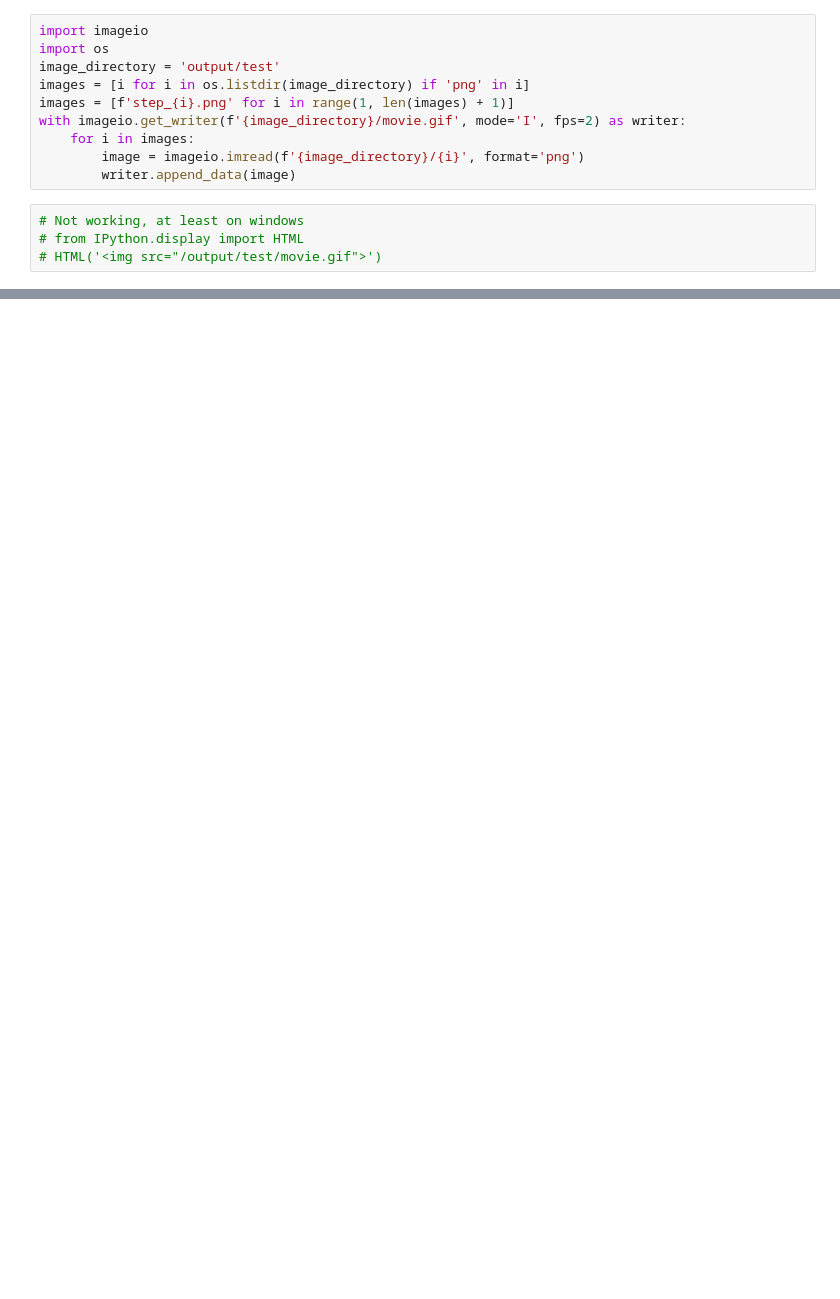
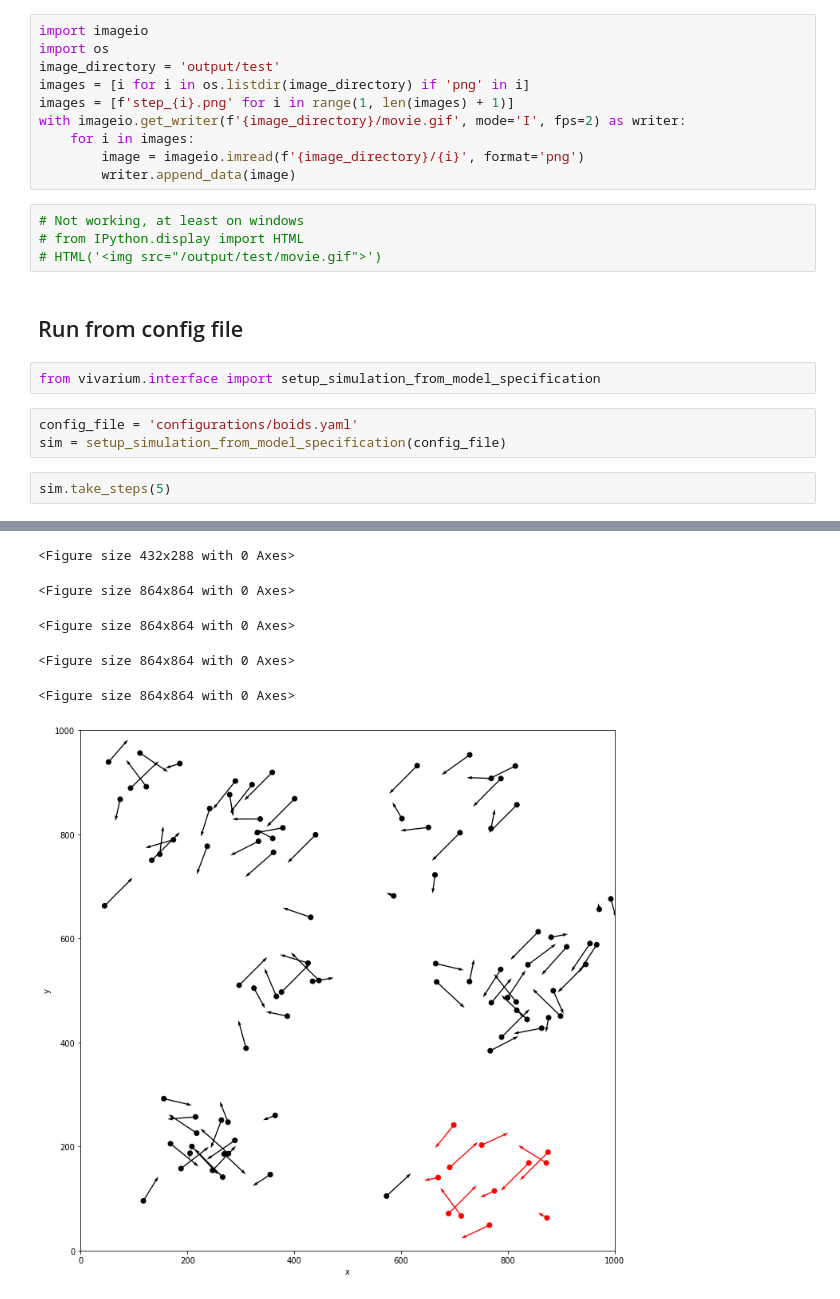
Before and after one commit to zwrankin/vivarium_examples, a Jupyter notebook: src/vivarium_examples/boids/2018_11_24_boids_tutorial.ipynb, the cells around one changed output, grey strips where cells are left out. Drawn from its saved outputs; the diff is of its cells as text; blank space fills up the shorter version.

Commit message:
add configuration yaml

```diff
--- a/src/vivarium_examples/boids/2018_11_24_boids_tutorial.ipynb
+++ b/src/vivarium_examples/boids/2018_11_24_boids_tutorial.ipynb
@@ -54,3 +54,13 @@ with imageio.get_writer(f'{image_directory}/movie.gif', mode='I', fps=2) as writ
 # Not working, at least on windows
 # from IPython.display import HTML
 # HTML('<img src="/output/test/movie.gif">')
+# %% [markdown]
+## Run from config file
+# %%
+from vivarium.interface import setup_simulation_from_model_specification
+# %%
+config_file = 'configurations/boids.yaml'
+sim = setup_simulation_from_model_specification(config_file)
+# %%
+sim.take_steps(5)
+# %% [output]
@@ -56,0 +68,6 @@ with imageio.get_writer(f'{image_directory}/movie.gif', mode='I', fps=2) as writ
+<Figure size 432x288 with 0 Axes>
+<Figure size 864x864 with 0 Axes>
+<Figure size 864x864 with 0 Axes>
+<Figure size 864x864 with 0 Axes>
+<Figure size 864x864 with 0 Axes>
+[figure, added]
```
Also changed, not shown: parts of 4 cells of this notebook, 1 other file.
